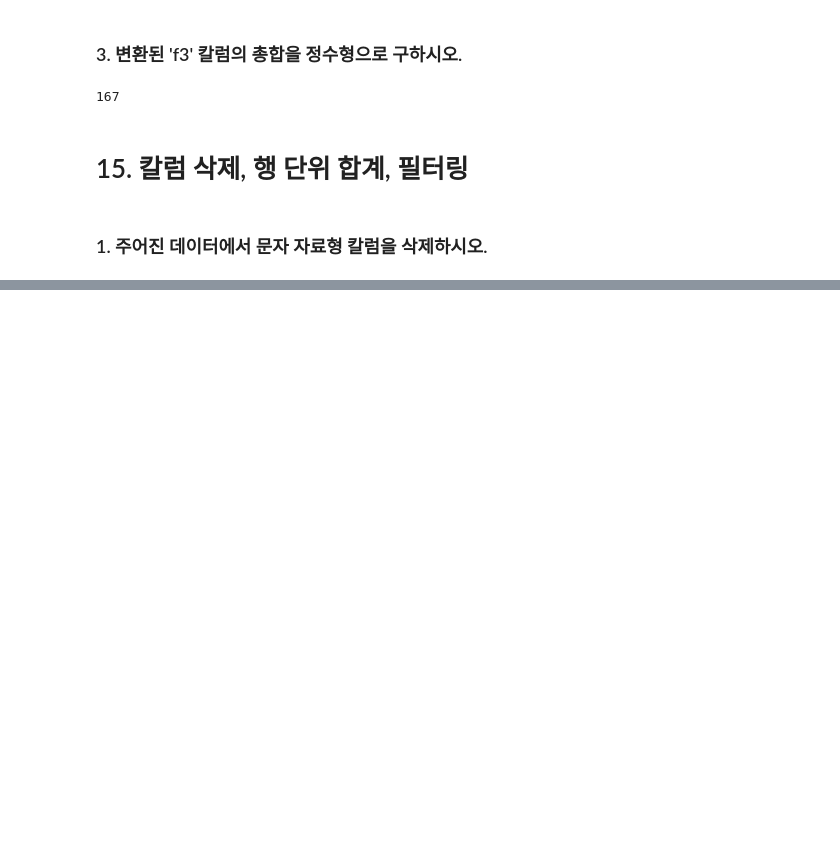
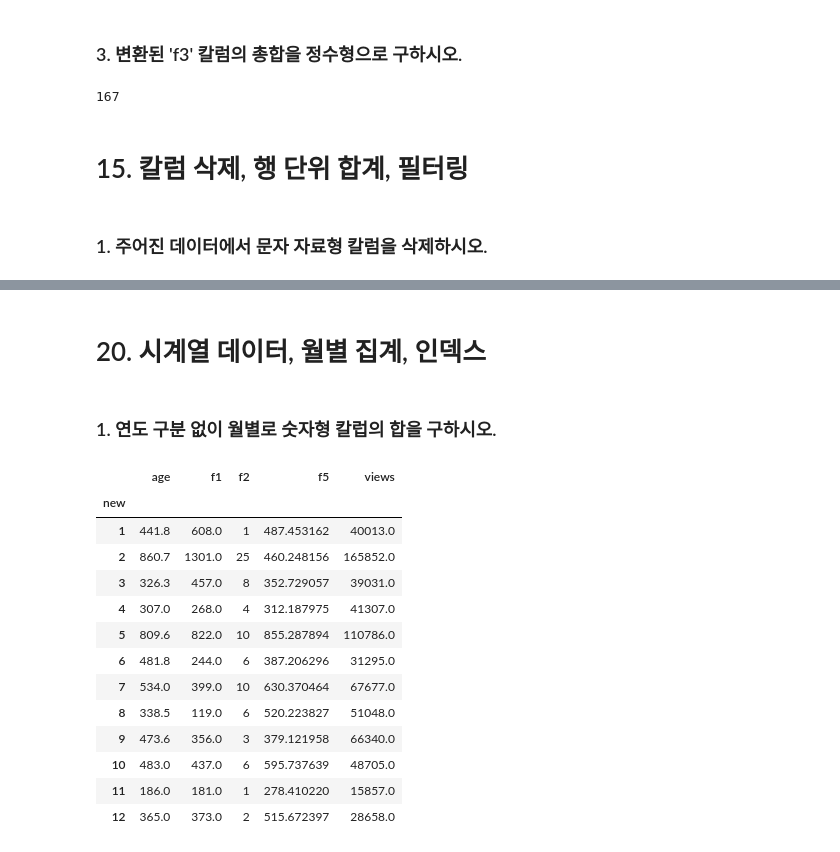
Before and after one commit to arsriu/Big_data_certificate, a Jupyter notebook: bigdata_analyst_Study(Part 1.) - 연습문제.ipynb, the cells around one changed output, grey strips where cells are left out. Drawn from its saved outputs; the diff is of its cells as text; code cells hidden in the pictures; blank space fills up the shorter version.

```diff
--- a/bigdata_analyst_Study(Part 1.) - 연습문제.ipynb
+++ b/bigdata_analyst_Study(Part 1.) - 연습문제.ipynb
@@ -480,0 +596,26 @@ memory usage: 9.5+ KB
+# %% [markdown]
+# 20. 시계열 데이터, 월별 집계, 인덱스
+# %% [markdown]
+### 1. 연도 구분 없이 월별로 숫자형 칼럽의 합을 구하시오.
+# %%
+import pandas as pd
+df = pd.read_csv('type1_data1.csv')
+df['new'] = pd.to_datetime(df['subscribed']).dt.month
+df= df[df.select_dtypes(exclude = 'object').columns]
+df = df.groupby(['new']).sum()
+df
+# %% [output]
+|  | age | f1 | f2 | f5 | views |
+| new |  |  |  |  |  |
+| 1 | 441.8 | 608.0 | 1 | 487.453162 | 40013.0 |
+| 2 | 860.7 | 1301.0 | 25 | 460.248156 | 165852.0 |
+| 3 | 326.3 | 457.0 | 8 | 352.729057 | 39031.0 |
+| 4 | 307.0 | 268.0 | 4 | 312.187975 | 41307.0 |
+| 5 | 809.6 | 822.0 | 10 | 855.287894 | 110786.0 |
+| 6 | 481.8 | 244.0 | 6 | 387.206296 | 31295.0 |
+| 7 | 534.0 | 399.0 | 10 | 630.370464 | 67677.0 |
+| 8 | 338.5 | 119.0 | 6 | 520.223827 | 51048.0 |
+| 9 | 473.6 | 356.0 | 3 | 379.121958 | 66340.0 |
+| 10 | 483.0 | 437.0 | 6 | 595.737639 | 48705.0 |
+| 11 | 186.0 | 181.0 | 1 | 278.410220 | 15857.0 |
+| 12 | 365.0 | 373.0 | 2 | 515.672397 | 28658.0 |
```
Also changed, not shown: parts of 85 cells of this notebook.
